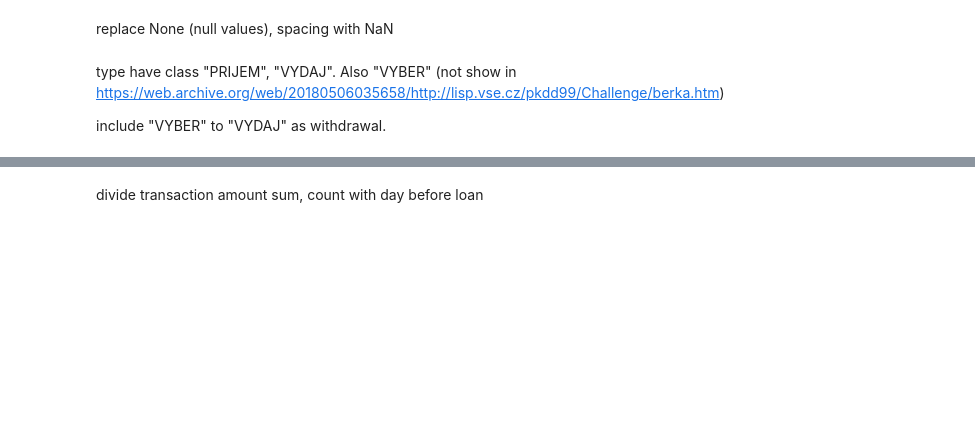
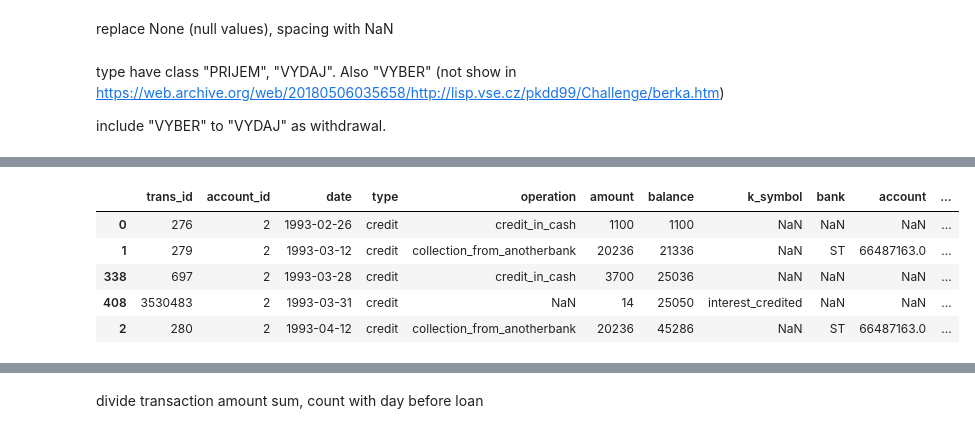
Before and after one commit to sorayutmild/loan-default-prediction, a Jupyter notebook: data_manipulation.ipynb, the cells around one changed output, grey strips where cells are left out. Drawn from its saved outputs; the diff is of its cells as text; code cells hidden in the pictures; blank space fills up the shorter version.

Commit message:
Edit: Data manipulation finish feature

```diff
--- a/data_manipulation.ipynb
+++ b/data_manipulation.ipynb
@@ -52,36 +61,2 @@ print(disp_df['account_id'].is_unique)
 # %% [markdown]
 # Data manipulation
-# %%
-def add_prefix_to_colnames(df, prefix, fixed_col_name='account_id'):
-    df = df.add_prefix(prefix)
-    df = df.rename(index=str, columns={prefix+fixed_col_name : fixed_col_name})
-    return df
-
-def percentile(n):
-    def percentile_(x):
-        return np.percentile(x, n)
-    percentile_.__name__ = 'pct_%s' % n
-    return percentile_
-
-def onehot(df, col_name, prefix=None, drop=True):
-    df = df.join(pd.get_dummies(df[col_name], prefix=prefix))
-    if drop:
-        df = df.drop([col_name], axis=1)
-    return df
-
-def summary_group_cate_data(main_df, add_df, col_names=list, how='left', on=['account_id'], validate='one_to_many', by="account_id"):
-    t = pd.merge(main_df, add_df, how=how, on=on, validate=validate)
-    t = t.groupby(by=by, as_index=False)[col_names].sum()
-    return t
-
-def summary_group_num_data(main_df, add_df, col_name=str, how='left', on=['account_id'], validate='one_to_many', by="account_id", high_freq=False):
-    t = pd.merge(main_df, add_df, how=how, on=on, validate=validate)
-    if high_freq:
-        tt = t.groupby(by=by)[col_name].agg([min, max, np.var, percentile(25), percentile(50), percentile(75), sum]).reset_index()
-    else:
-        tt = t.groupby(by=by)[col_name].agg([min, max, sum]).reset_index()
-
-    tt['mean'] = t.groupby(by=by)[col_name].mean().reset_index(drop=True)
-    tt['count'] = t.groupby(by=by)[col_name].count().reset_index(drop=True)
-
-    return tt
@@ -242,12 +218,17 @@ trans_df_out = trans_df.copy()
 # %%
 def money_in_out(df, focus_colname, cond_colname='type', in_colname='credit', out_colname='withdrawal'):
     money_in = df[df[cond_colname] == in_colname][focus_colname]
     money_out = df[df[cond_colname] == out_colname][focus_colname]
 
     return [money_in, money_out]
 
-trans_df_out.loc[trans_df_out['type'] == 'credit', 'amount_in'] = money_in_out(trans_df_in, focus_colname='amount')[0] # trans_df_before_loan[trans_df_before_loan['type'] == 'credit']['amount']
-trans_df_out.loc[trans_df_out['type'] == 'withdrawal', 'amount_out'] = money_in_out(trans_df_in, focus_colname='amount')[1]
-# replace amount in out nan with 0
-trans_df_out = trans_df_out.replace(np.nan, 0)
-trans_df_out
+trans_df_in.loc[trans_df_in['type'] == 'credit', 'amount_in'] = money_in_out(trans_df_in, focus_colname='amount')[0] # trans_df_before_loan[trans_df_before_loan['type'] == 'credit']['amount']
+trans_df_in.loc[trans_df_in['type'] == 'withdrawal', 'amount_out'] = money_in_out(trans_df_in, focus_colname='amount')[1]
+trans_df_in.head()
+# %% [output]
+|  | trans_id | account_id | date | type | operation | amount | balance | k_symbol | bank | account | ... |
+| 0 | 276 | 2 | 1993-02-26 | credit | credit_in_cash | 1100 | 1100 | NaN | NaN | NaN | ... |
+| 1 | 279 | 2 | 1993-03-12 | credit | collection_from_anotherbank | 20236 | 21336 | NaN | ST | 66487163.0 | ... |
+| 338 | 697 | 2 | 1993-03-28 | credit | credit_in_cash | 3700 | 25036 | NaN | NaN | NaN | ... |
+| 408 | 3530483 | 2 | 1993-03-31 | credit | NaN | 14 | 25050 | interest_credited | NaN | NaN | ... |
+| 2 | 280 | 2 | 1993-04-12 | credit | collection_from_anotherbank | 20236 | 45286 | NaN | ST | 66487163.0 | ... |
```
Also changed, not shown: parts of 170 cells of this notebook, 13 other files.
